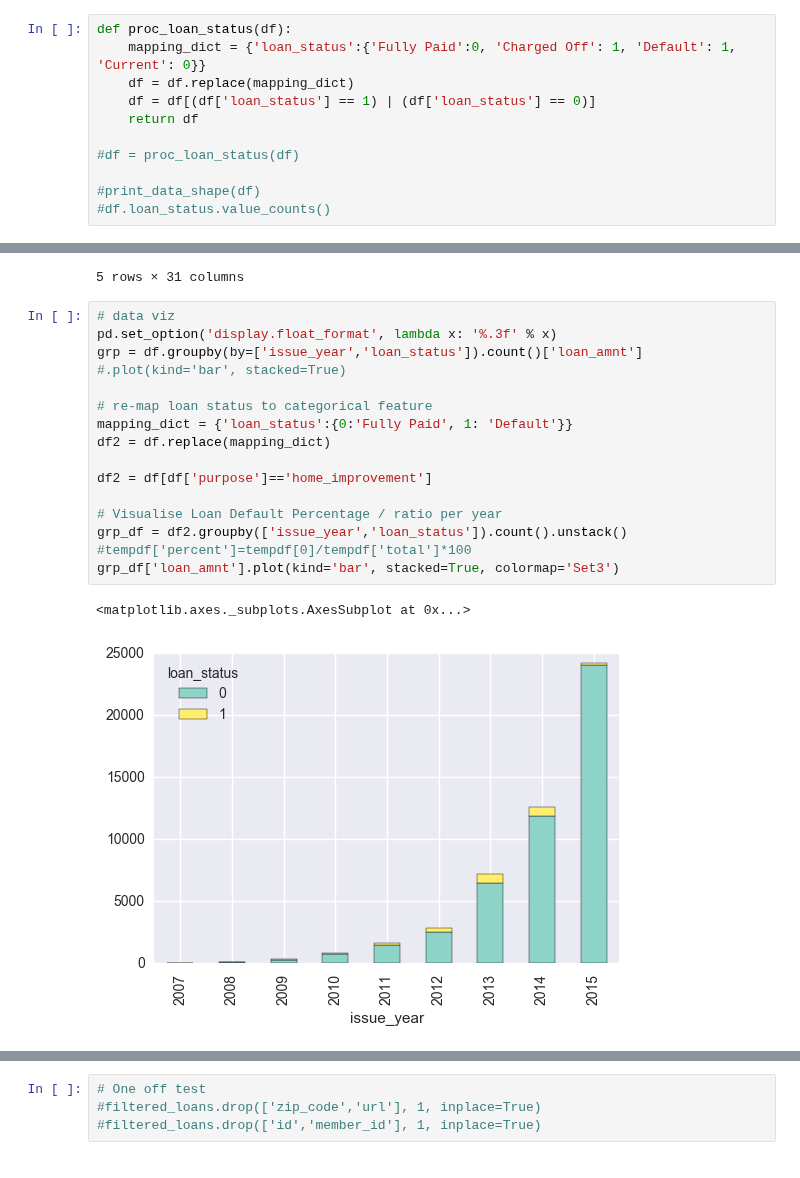
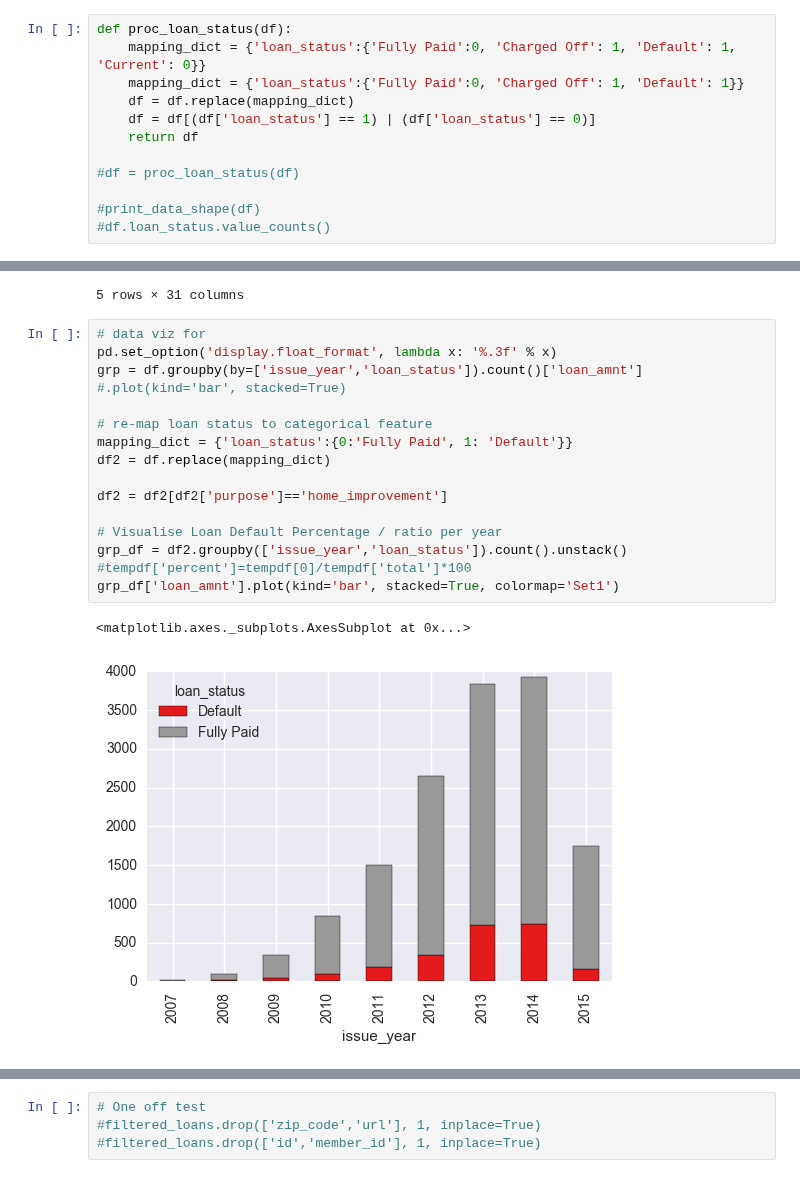
Before and after one commit to Vaultica/Projects, a Jupyter notebook: machine-learning/projects/capstone/Lending Club Capstone Project Notebook.ipynb, the cells around one changed output, grey strips where cells are left out. Saved outputs shown, nothing was run; the diff lists cells and outputs as text.

```diff
--- a/machine-learning/projects/capstone/Lending Club Capstone Project Notebook.ipynb
+++ b/machine-learning/projects/capstone/Lending Club Capstone Project Notebook.ipynb
@@ -285,6 +292,7 @@ Create Binary Classifier
 # %%
 def proc_loan_status(df):
     mapping_dict = {'loan_status':{'Fully Paid':0, 'Charged Off': 1, 'Default': 1, 'Current': 0}}
+    mapping_dict = {'loan_status':{'Fully Paid':0, 'Charged Off': 1, 'Default': 1}}
     df = df.replace(mapping_dict)
     df = df[(df['loan_status'] == 1) | (df['loan_status'] == 0)]
     return df
@@ -405,23 +413,23 @@ df.head()
 | 4 | 3000.000 | 3000.000 | 3000.000 | 60 months | 12.690 | 67.790 | B | B5 | ... |
 5 rows × 31 columns
 # %%
-# data viz
+# data viz for
 pd.set_option('display.float_format', lambda x: '%.3f' % x)
 grp = df.groupby(by=['issue_year','loan_status']).count()['loan_amnt'] #.plot(kind='bar', stacked=True)
 
 # re-map loan status to categorical feature
 mapping_dict = {'loan_status':{0:'Fully Paid', 1: 'Default'}}
 df2 = df.replace(mapping_dict)
 
-df2 = df[df['purpose']=='home_improvement']
+df2 = df2[df2['purpose']=='home_improvement']
 
 # Visualise Loan Default Percentage / ratio per year
 grp_df = df2.groupby(['issue_year','loan_status']).count().unstack()
 #tempdf['percent']=tempdf[0]/tempdf['total']*100
-grp_df['loan_amnt'].plot(kind='bar', stacked=True, colormap='Set3')
+grp_df['loan_amnt'].plot(kind='bar', stacked=True, colormap='Set1')
 # %% [output]
 <matplotlib.axes._subplots.AxesSubplot at 0x...>
-[figure, old version]
+[figure, new version]
 # %%
 df.purpose.value_counts()
 # %% [output]
```
Also changed, not shown: parts of 29 cells of this notebook.
